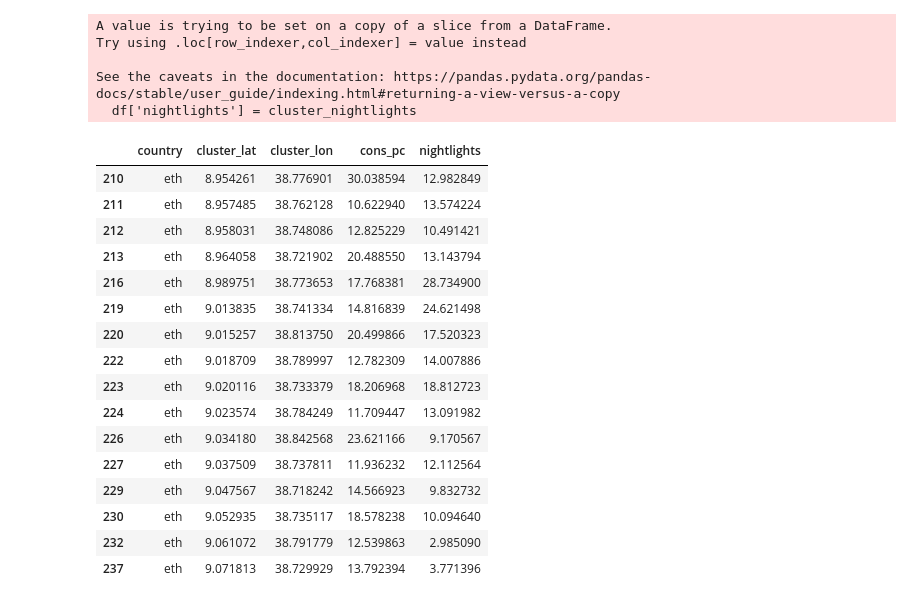
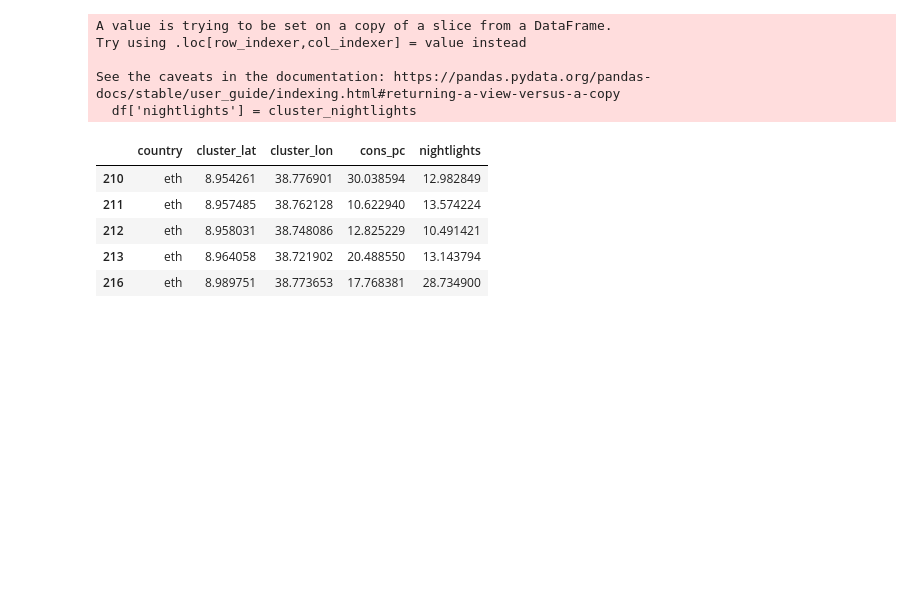
Before and after one commit to ladis-jil/Predicting-Economic-Activity-Satelite-Imagery, a Jupyter notebook: test_notebook.ipynb, the cells around one changed output. Drawn from its saved outputs; the diff is of its cells as text; code cells hidden in the pictures; blank space fills up the shorter version.

```diff
--- a/test_notebook.ipynb
+++ b/test_notebook.ipynb
@@ -76,8 +76,21 @@ data.head(3)
 | 1 | eth | 3.549937 | 39.184234 | 14.312022 |
 | 2 | eth | 3.864243 | 39.101366 | 12.470145 |
 # %%
-filtered_df = data[
-    (data['cluster_lat'] >= 8.9) & (data['cluster_lat'] <= 9.1) &
-    (data['cluster_lon'] >= 38.7) & (data['cluster_lon'] <= 38.9)
-]
+city_limits = {
+    'Addis Abeba': {'lat_min': 8.9, 'lat_max': 9.1, 'lon_min': 38.7, 'lon_max': 38.9},
+    # 'Dire Dawa': {'lat_min': 9.57, 'lat_max': 9.63, 'lon_min': 41.83, 'lon_max': 41.88},
+    # 'Mekelle': {'lat_min': 13.47, 'lat_max': 13.53, 'lon_min': 39.45, 'lon_max': 39.52},
+    # 'Bahir Dar': {'lat_min': 11.57, 'lat_max': 11.62, 'lon_min': 37.35, 'lon_max': 37.42},
+    # 'Hawassa': {'lat_min': 7.04, 'lat_max': 7.1, 'lon_min': 38.45, 'lon_max': 38.52}
+}
+
+# Función para verificar si un punto está dentro de los límites de alguna ciudad
+def in_city(lat, lon):
+    for city, limits in city_limits.items():
+        if (limits['lat_min'] <= lat <= limits['lat_max']) and (limits['lon_min'] <= lon <= limits['lon_max']):
+            return True
+    return False
+
+# Filtrar el DataFrame para incluir solo las filas dentro de los límites de las ciudades
+filtered_df = data[data.apply(lambda row: in_city(row['cluster_lat'], row['cluster_lon']), axis=1)]
 # %%
@@ -160,22 +158,11 @@ Try using .loc[row_indexer,col_indexer] = value instead
 See the caveats in the documentation: https://pandas.pydata.org/pandas-docs/stable/user_guide/indexing.html#returning-a-view-versus-a-copy
   df['nightlights'] = cluster_nightlights
 # %%
-filtered_df
+filtered_df.head()
 # %% [output]
 |  | country | cluster_lat | cluster_lon | cons_pc | nightlights |
 | 210 | eth | 8.954261 | 38.776901 | 30.038594 | 12.982849 |
 | 211 | eth | 8.957485 | 38.762128 | 10.622940 | 13.574224 |
 | 212 | eth | 8.958031 | 38.748086 | 12.825229 | 10.491421 |
 | 213 | eth | 8.964058 | 38.721902 | 20.488550 | 13.143794 |
 | 216 | eth | 8.989751 | 38.773653 | 17.768381 | 28.734900 |
-| 219 | eth | 9.013835 | 38.741334 | 14.816839 | 24.621498 |
-| 220 | eth | 9.015257 | 38.813750 | 20.499866 | 17.520323 |
-| 222 | eth | 9.018709 | 38.789997 | 12.782309 | 14.007886 |
-| 223 | eth | 9.020116 | 38.733379 | 18.206968 | 18.812723 |
-| 224 | eth | 9.023574 | 38.784249 | 11.709447 | 13.091982 |
-| 226 | eth | 9.034180 | 38.842568 | 23.621166 | 9.170567 |
-| 227 | eth | 9.037509 | 38.737811 | 11.936232 | 12.112564 |
-| 229 | eth | 9.047567 | 38.718242 | 14.566923 | 9.832732 |
-| 230 | eth | 9.052935 | 38.735117 | 18.578238 | 10.094640 |
-| 232 | eth | 9.061072 | 38.791779 | 12.539863 | 2.985090 |
-| 237 | eth | 9.071813 | 38.729929 | 13.792394 | 3.771396 |
```
Also changed, not shown: parts of 20 cells of this notebook, 2 other files.
